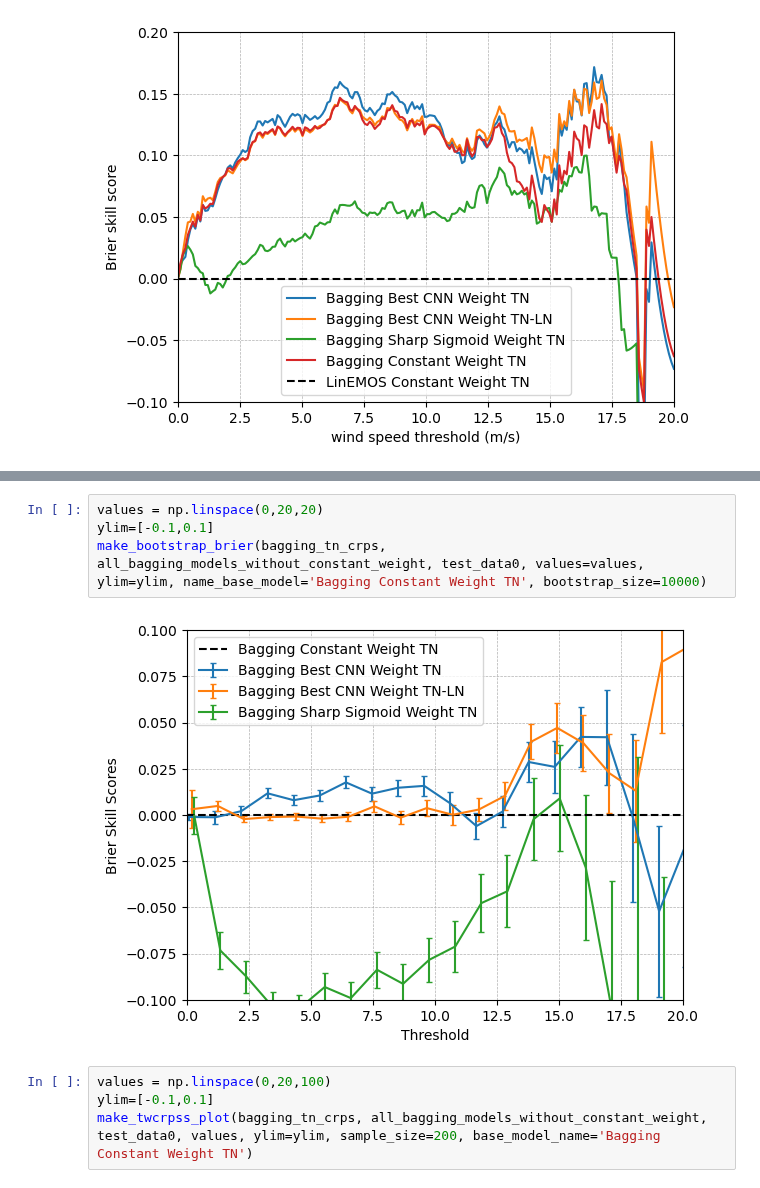
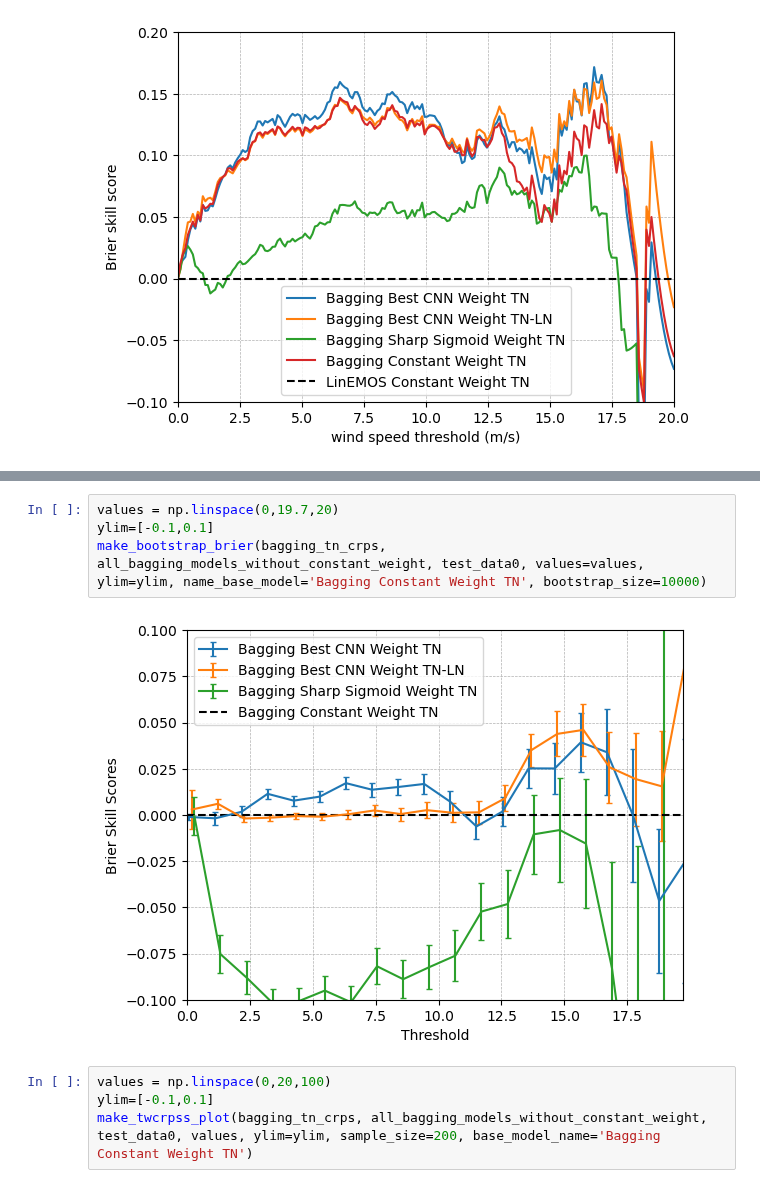
Before and after one commit to SimonHakvoort/thesiscode, a Jupyter notebook: src/visualization/experiments_figures.ipynb, the cells around one changed output, grey strips where cells are left out. Drawn from its saved outputs; the diff is of its cells as text.

```diff
--- a/src/visualization/experiments_figures.ipynb
+++ b/src/visualization/experiments_figures.ipynb
@@ -822,9 +858,9 @@ make_brier_skill_plot(bagging_tn_crps, all_bagging_models_without_constant_weigh
 # %%
-values = np.linspace(0,20,20)
+values = np.linspace(0,19.7,20)
 ylim=[-0.1,0.1]
 make_bootstrap_brier(bagging_tn_crps, all_bagging_models_without_constant_weight, test_data0, values=values, ylim=ylim, name_base_model='Bagging Constant Weight TN', bootstrap_size=10000)
 # %% [output]
-[figure, old version]
+[figure, new version]
 # %%
 values = np.linspace(0,20,100)
 ylim=[-0.1,0.1]
```
Also changed, not shown: parts of 16 cells of this notebook, 6 other files.
